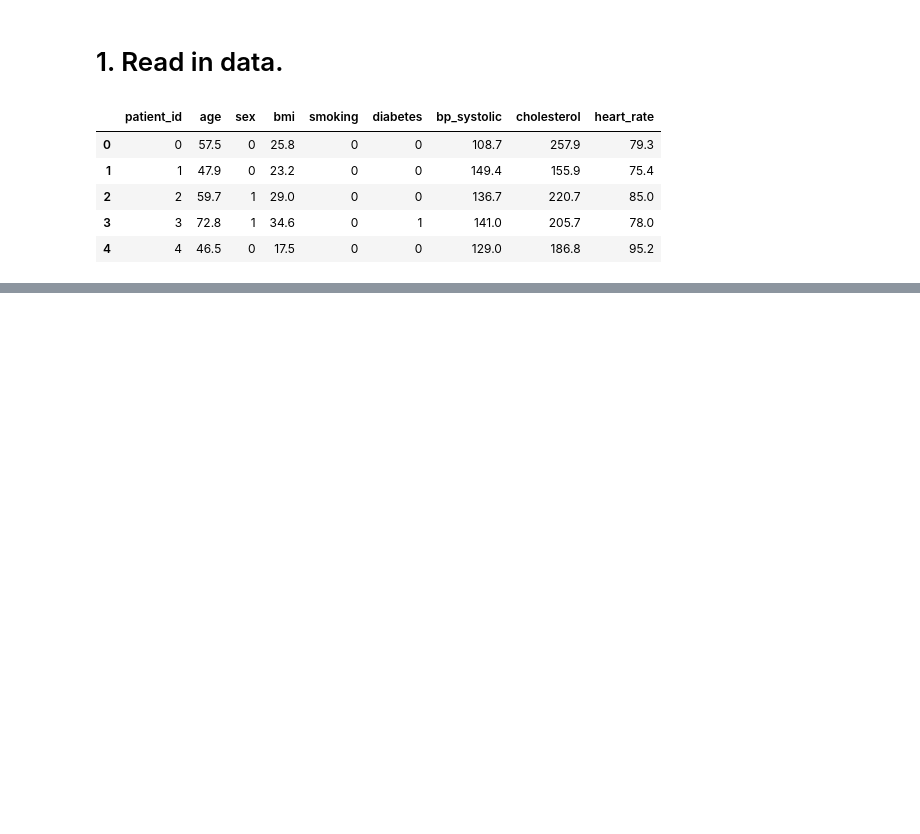
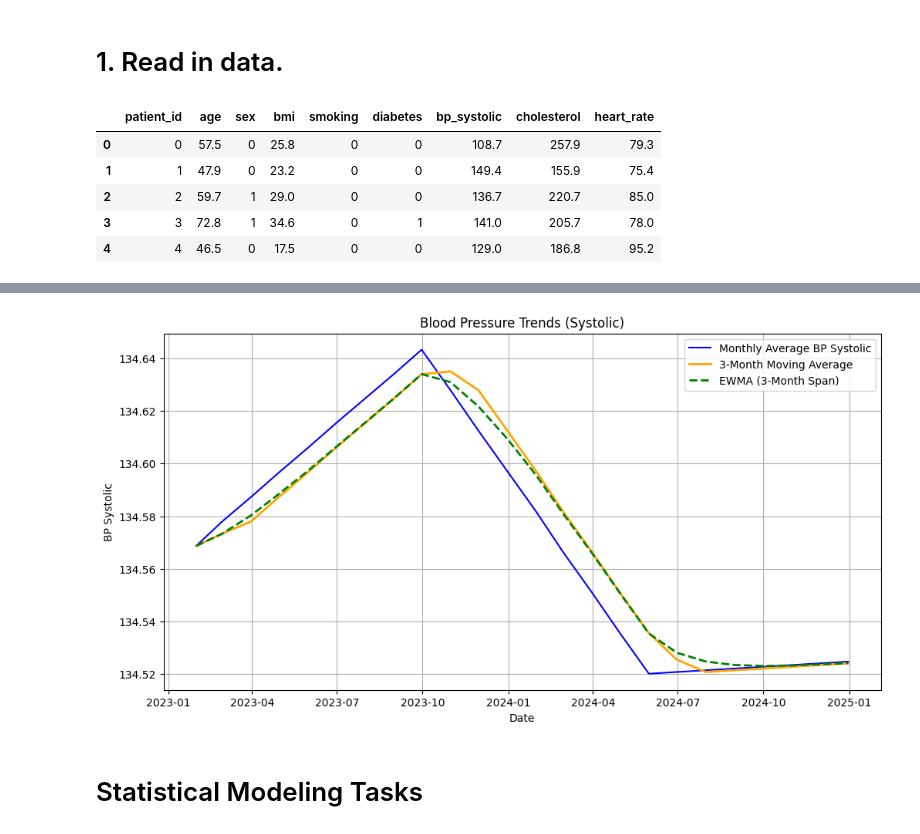
Before and after one commit to UCSF-DataSci/08-time-stats-and-ml-irisk2050, a Jupyter notebook: modeling.ipynb, the cells around one changed output, grey strips where cells are left out. Cells and saved outputs as stored; diff of their text form; code cells hidden in the pictures; blank space fills up the shorter version.

Commit message:
finished task 1

```diff
--- a/modeling.ipynb
+++ b/modeling.ipynb
@@ -24,0 +94,40 @@ df_baseline.head()
+# %%
+# Resample to monthly frequency using mean aggregation
+df_monthly = df_longitudinal['bp_systolic'].resample('ME').mean() # 'M' is deprecated, use 'ME'
+
+# df_monthly.head()
+
+# Interpolate missing values (if any) after resampling
+df_monthly = df_monthly.interpolate()
+
+# Calculate the 3-month moving average, set min_periods
+df_monthly_smoothed = df_monthly.rolling(window=3, min_periods=1).mean()
+
+# Calculate exponential weighted moving average (EWMA) for smoother trends
+df_monthly_ewm = df_monthly.ewm(span=3, adjust=False).mean()
+# %%
+# Plotting the original and smoothed trends
+plt.figure(figsize=(12, 6))
+
+# Plot original monthly resampled data
+plt.plot(df_monthly, label='Monthly Average BP Systolic', color='blue', linewidth=1.5)
+
+# Plot 3-month moving average
+plt.plot(df_monthly_smoothed, label='3-Month Moving Average', color='orange', linewidth=2)
+
+# Plot Exponentially Weighted Moving Average (EWMA)
+plt.plot(df_monthly_ewm, label='EWMA (3-Month Span)', color='green', linestyle='--', linewidth=2)
+
+# Labels and legend
+plt.title('Blood Pressure Trends (Systolic)')
+plt.xlabel('Date')
+plt.ylabel('BP Systolic')
+plt.legend()
+plt.grid()
+
+# Display the plot
+plt.show()
+# %% [output]
+[figure, added]
+# %% [markdown]
+# Statistical Modeling Tasks
```
Also changed, not shown: parts of 8 cells of this notebook.
